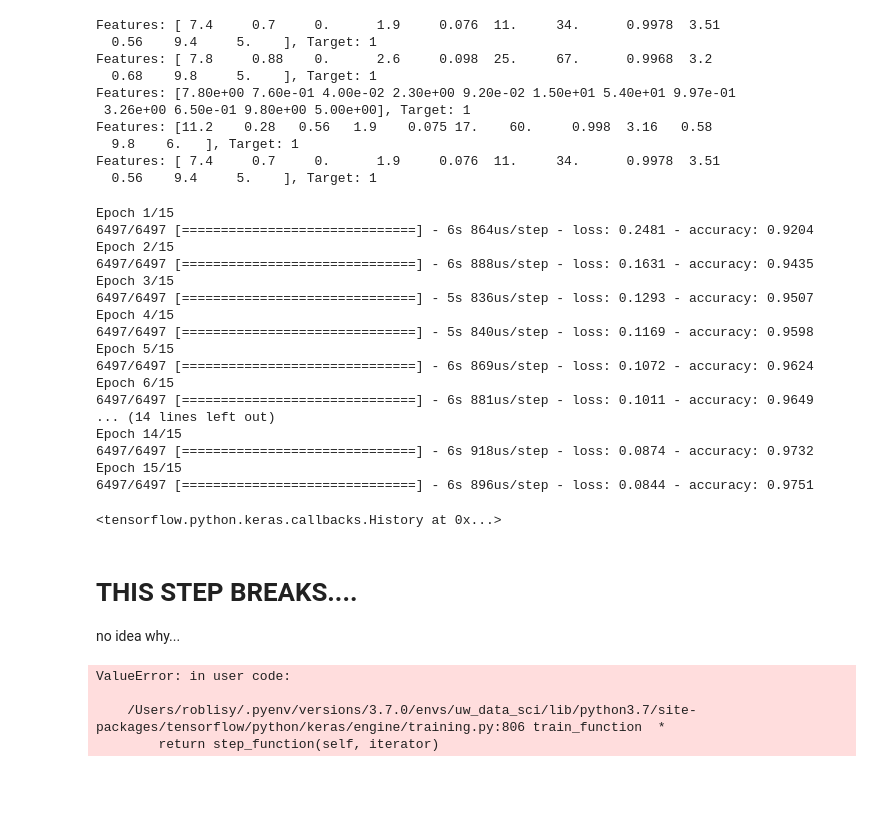
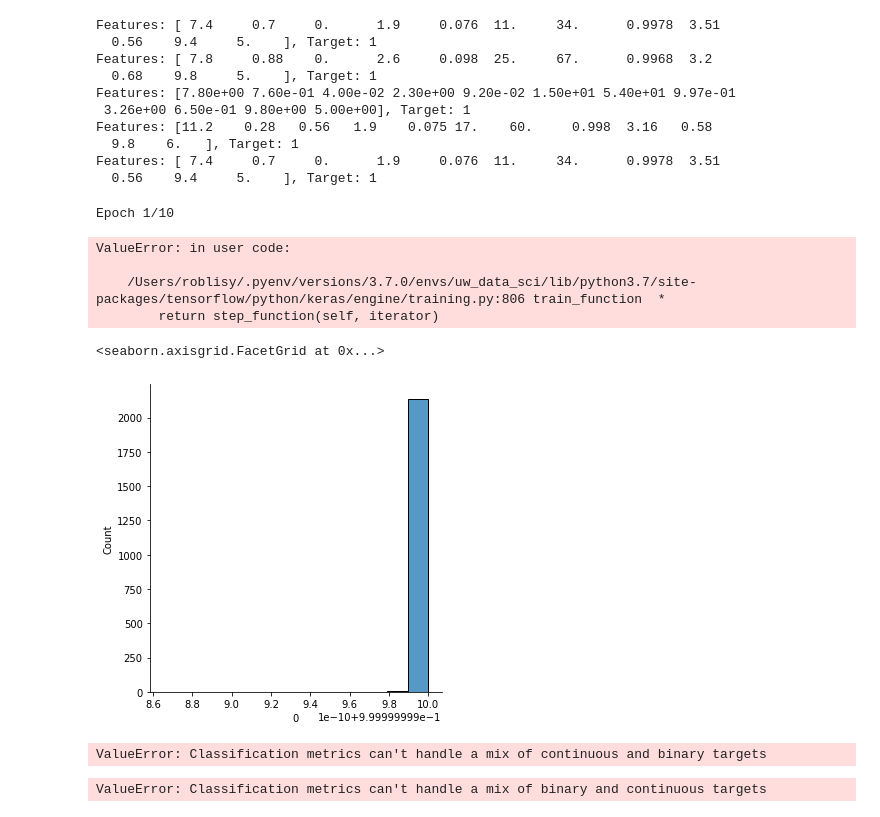
Before and after one commit to roblisy/uw_data_science, a Jupyter notebook: datasci420/assignments/L08-RobertLisy.ipynb, the cells around one changed output. Drawn from its saved outputs; the diff is of its cells as text; code cells hidden in the pictures; blank space fills up the shorter version.

```diff
--- a/datasci420/assignments/L08-RobertLisy.ipynb
+++ b/datasci420/assignments/L08-RobertLisy.ipynb
@@ -132,11 +132,11 @@ def get_compiled_model(l1, l2, l3, output):
        tf.keras.layers.Dense(l1, activation='relu'),
        tf.keras.layers.Dense(l2, activation='relu'),
        tf.keras.layers.Dense(l3, activation='relu'),
-       tf.keras.layers.Dense(output)
+       tf.keras.layers.Dense(output, activation='sigmoid')
     ])
 
     model.compile(optimizer='adam',
-                  loss=tf.keras.losses.BinaryCrossentropy(from_logits=True),
+                  loss=tf.keras.losses.BinaryCrossentropy(),
                   metrics=['accuracy'])
     return model
 # %%
@@ -146,42 +146,37 @@ train_dataset = dataset.shuffle(len(df)).batch(1)
 l1 = 512
 l2 = 256
 l3 = 128
+# Output size
+final_count=2
 
-# Output size
-final_count=1
+# Epochs
+epochs = 10
 
 model = get_compiled_model(l1, l2, l3, final_count)
-model.fit(train_dataset, epochs=15)
+model.fit(train_dataset, epochs=epochs)
 # %% [output]
-Epoch 1/15
-6497/6497 [==============================] - 6s 864us/step - loss: 0.2481 - accuracy: 0.9204
-Epoch 2/15
-6497/6497 [==============================] - 6s 888us/step - loss: 0.1631 - accuracy: 0.9435
-Epoch 3/15
-6497/6497 [==============================] - 5s 836us/step - loss: 0.1293 - accuracy: 0.9507
-Epoch 4/15
-6497/6497 [==============================] - 5s 840us/step - loss: 0.1169 - accuracy: 0.9598
-Epoch 5/15
-6497/6497 [==============================] - 6s 869us/step - loss: 0.1072 - accuracy: 0.9624
-Epoch 6/15
-6497/6497 [==============================] - 6s 881us/step - loss: 0.1011 - accuracy: 0.9649
-... (14 lines left out)
-Epoch 14/15
-6497/6497 [==============================] - 6s 918us/step - loss: 0.0874 - accuracy: 0.9732
-Epoch 15/15
-6497/6497 [==============================] - 6s 896us/step - loss: 0.0844 - accuracy: 0.9751
+Epoch 1/10
-<tensorflow.python.keras.callbacks.History at 0x...>
+ValueError: in user code:
+
+    /Users/roblisy/.pyenv/versions/3.7.0/envs/uw_data_sci/lib/python3.7/site-packages/tensorflow/python/keras/engine/training.py:806 train_function  *
+        return step_function(self, iterator)
-# %% [markdown]
-# THIS STEP BREAKS....
-
-no idea why...
 # %%
-y_test_pred = model.fit(x_test)
+y_test_pred = model.predict(x_test)
-# %% [output]
-ValueError: in user code:
-
-    /Users/roblisy/.pyenv/versions/3.7.0/envs/uw_data_sci/lib/python3.7/site-packages/tensorflow/python/keras/engine/training.py:806 train_function  *
-        return step_function(self, iterator)
+# %%
+d = pd.DataFrame(y_test_pred)
+# %%
+sns.displot(d[0])
+# %% [output]
+<seaborn.axisgrid.FacetGrid at 0x...>
+[figure, added]
+# %%
+confusion_matrix(y_test_pred, y_test)
+# %% [output]
+ValueError: Classification metrics can't handle a mix of continuous and binary targets
+# %%
+plot_cf(y_test, y_test_pred)
+# %% [output]
+ValueError: Classification metrics can't handle a mix of binary and continuous targets
 # %%
 # Hyper parameters
 epochs = 1000
```
